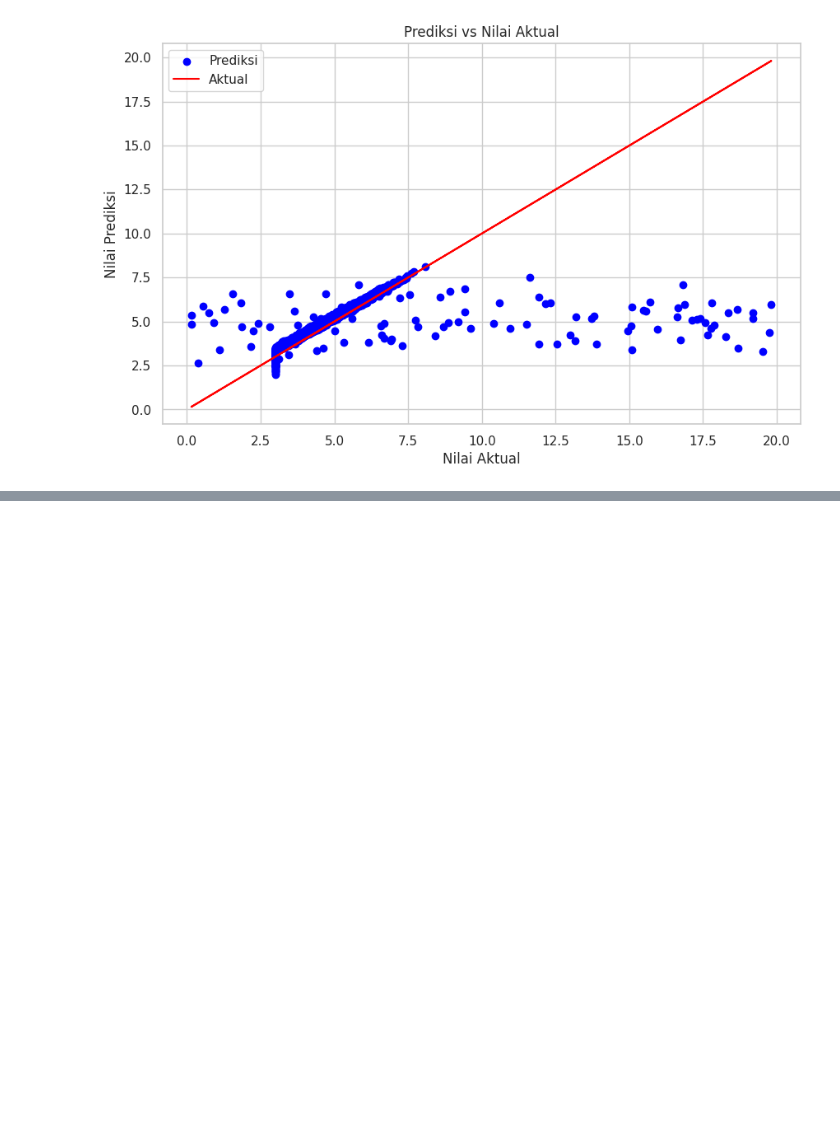
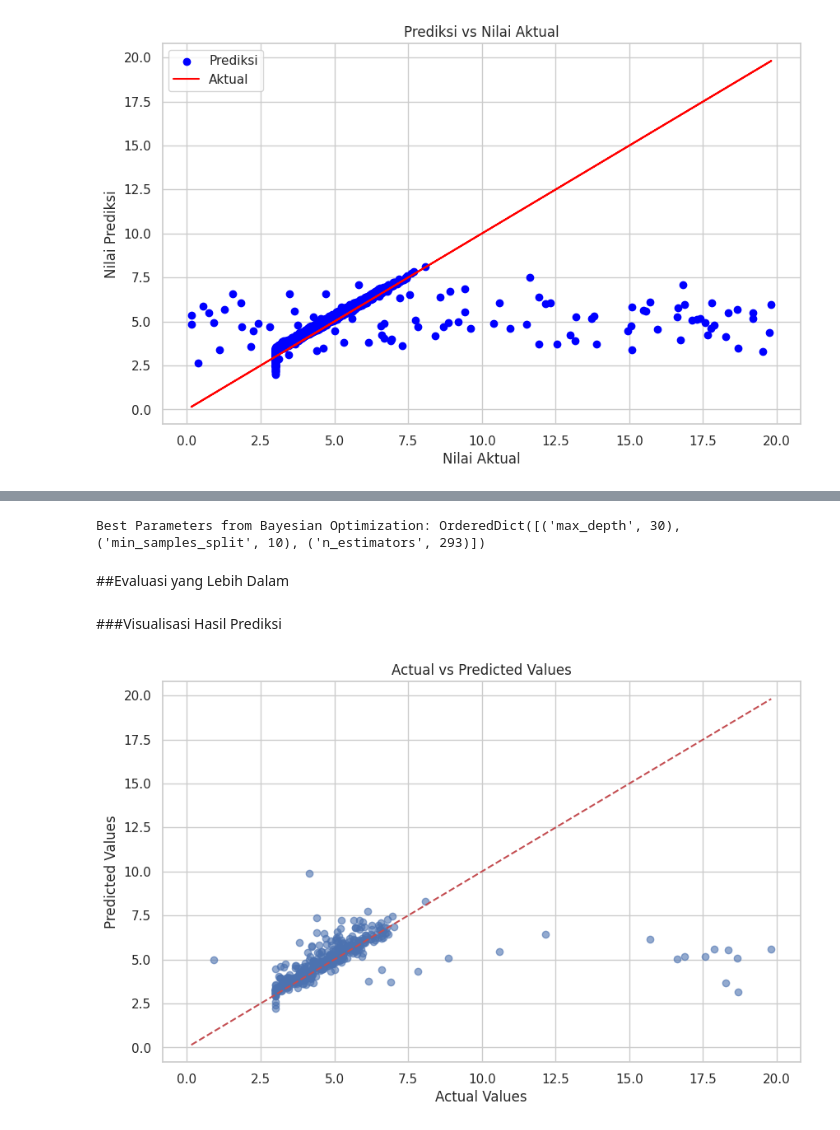
Before and after one commit to 2eight9/UAS_BDDM, a Jupyter notebook: Sleep_time_prediction.ipynb, the cells around one changed output, grey strips where cells are left out. Cells and saved outputs as stored; diff of their text form; code cells hidden in the pictures; blank space fills up the shorter version.

```diff
--- a/Sleep_time_prediction.ipynb
+++ b/Sleep_time_prediction.ipynb
@@ -617,0 +659,23 @@ plt.show()
+# %%
+# Contoh: Menambahkan fitur interaksi
+X_train['Workout_Reading'] = X_train['WorkoutTime'] * X_train['ReadingTime']
+X_test['Workout_Reading'] = X_test['WorkoutTime'] * X_test['ReadingTime']
+
+# Pastikan untuk melakukan hal yang sama pada data pengujian
+# %%
+# Membuat model Random Forest
+rf = RandomForestRegressor(random_state=42)
+
+# Mengatur parameter untuk tuning
+param_grid = {
+    'n_estimators': [100, 200],
+    'max_depth': [None, 10, 20],
+    'min_samples_split': [2, 5, 10]
+}
+
+# Melakukan Grid Search dengan Cross-Validation
+grid_search = GridSearchCV(estimator=rf, param_grid=param_grid, cv=KFold(n_splits=5), scoring='neg_mean_squared_error')
+grid_search.fit(X_train, y_train)
+
+# Menampilkan parameter terbaik
+print("Best Parameters:", grid_search.best_params_)
@@ -617,0 +684,11 @@ plt.show()
+# %%
+# Menggunakan model terbaik untuk memprediksi
+best_model = grid_search.best_estimator_
+y_pred = best_model.predict(X_test)
+
+# Menghitung MSE dan R² Score
+mse = mean_squared_error(y_test, y_pred)
+r2 = r2_score(y_test, y_pred)
+
+print(f"Mean Squared Error: {mse}")
+print(f"R² Score: {r2}")
@@ -617,0 +758,34 @@ plt.show()
+# %%
+from skopt import BayesSearchCV
+
+# Mengatur parameter untuk Bayesian Optimization
+bayes_param_grid = {
+    'n_estimators': (100, 500),
+    'max_depth': (None, 10, 20, 30),
+    'min_samples_split': (2, 5, 10)
+}
+
+# Melakukan Bayesian Optimization
+bayes_search = BayesSearchCV(estimator=rf, search_spaces=bayes_param_grid, n_iter=50, cv=KFold(n_splits=5), scoring='neg_mean_squared_error')
+bayes_search.fit(X_train, y_train)
+
+# Menampilkan parameter terbaik
+print("Best Parameters from Bayesian Optimization:", bayes_search.best_params_)
+# %% [output]
+Best Parameters from Bayesian Optimization: OrderedDict([('max_depth', 30), ('min_samples_split', 10), ('n_estimators', 293)])
+# %% [markdown]
+##Evaluasi yang Lebih Dalam
+# %% [markdown]
+###Visualisasi Hasil Prediksi
+# %%
+import matplotlib.pyplot as plt
+
+plt.figure(figsize=(10, 6))
+plt.scatter(y_test, y_pred, alpha=0.6)
+plt.plot([y.min(), y.max()], [y.min(), y.max()], 'r--')  # Garis referensi
+plt.xlabel('Actual Values')
+plt.ylabel('Predicted Values')
+plt.title('Actual vs Predicted Values')
+plt.show()
+# %% [output]
+[figure, added]
```
Also changed, not shown: parts of 19 cells of this notebook.
